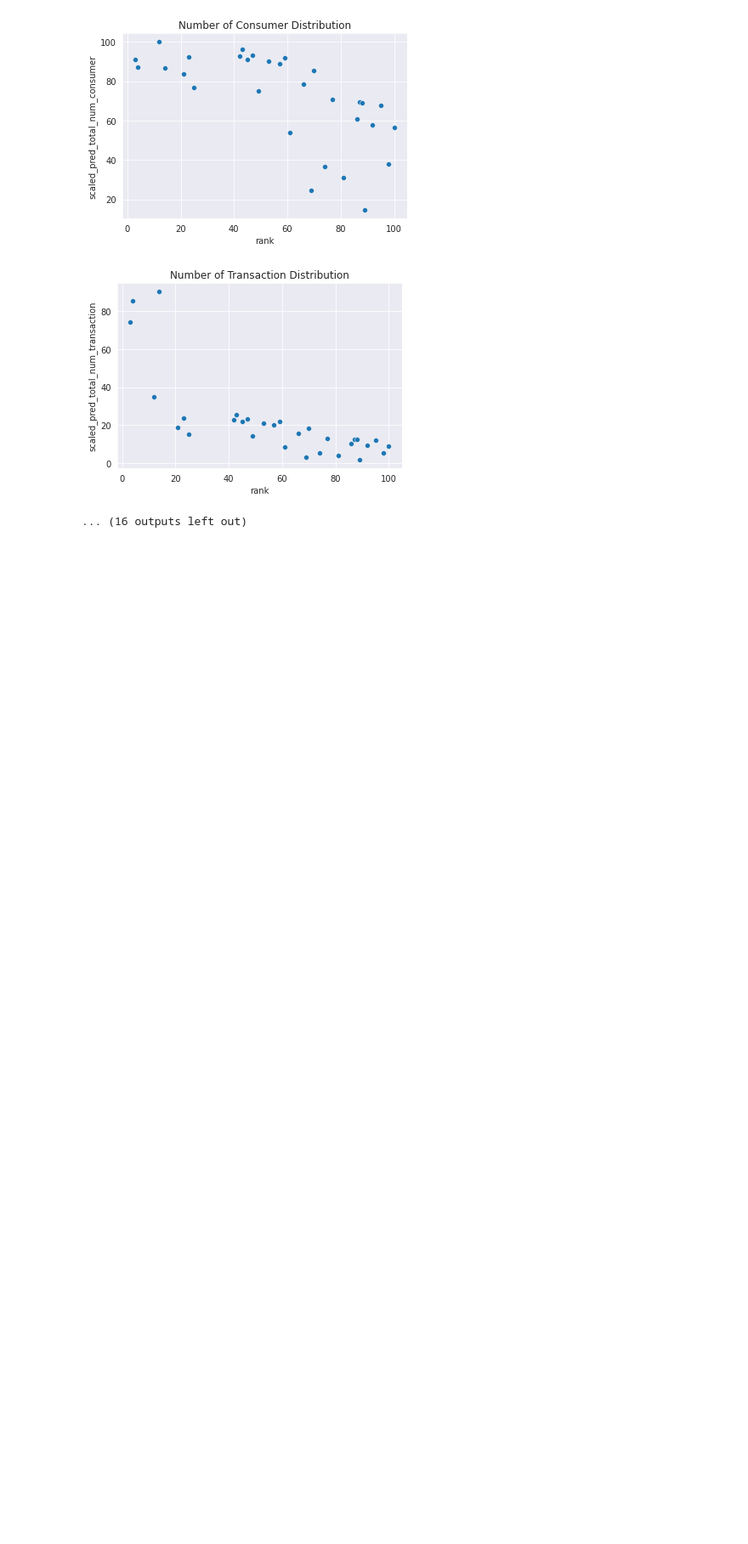
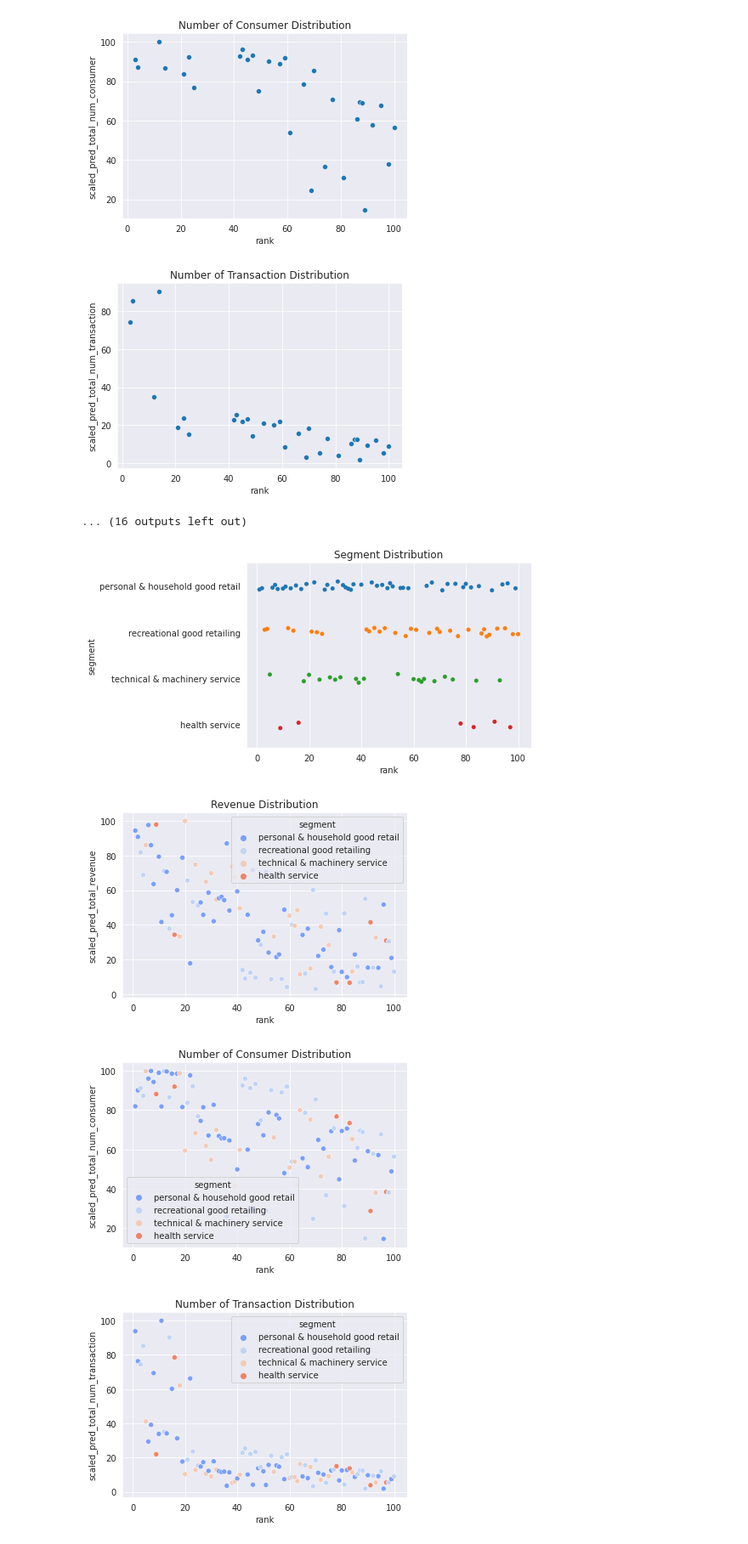
Before and after one commit to MAST30034-Applied-Data-Science/generic-buy-now-pay-later-project-group-14, a Jupyter notebook: notebooks/Ranking Analysis.ipynb, the cells around one changed output. Shown at 85% size. Drawn from its saved outputs; the diff is of its cells as text; code cells hidden in the pictures; blank space fills up the shorter version.

```diff
--- a/notebooks/Ranking Analysis.ipynb
+++ b/notebooks/Ranking Analysis.ipynb
@@ -179,3 +179,33 @@ Analysis Plots for recreational good retailing
 [figure]
 [figure]
 ... (16 outputs left out)
+# %%
+sbs.set_style('darkgrid')
+sbs.stripplot(x = 'rank', y = 'segment', data = rank)
+plt.title("Segment Distribution")
+plt.show()
+
+sbs.scatterplot(x = rank['rank'], y = rank['scaled_pred_total_revenue'], palette='coolwarm', hue = rank['segment'])
+plt.title("Revenue Distribution")
+plt.show()
+
+sbs.scatterplot(x = rank['rank'], y = rank['scaled_pred_total_num_consumer'], palette='coolwarm', hue = rank['segment'])
+plt.title("Number of Consumer Distribution")
+plt.show()
+
+sbs.scatterplot(x = rank['rank'], y = rank['scaled_pred_total_num_transaction'], palette='coolwarm', hue = rank['segment'])
+plt.title("Number of Transaction Distribution")
+plt.show()
+
+sbs.scatterplot(x = rank['rank'], y = rank['revenue_level'], palette='coolwarm', hue = rank['segment'])
+plt.title("Revenue Level Distribution")
+plt.show()
+
+sbs.scatterplot(x = rank['rank'], y = rank['take_rate'], palette='coolwarm', hue = rank['segment'])
+plt.title("Take Rate Distribution")
+plt.show()
+# %% [output]
+[figure, added]
+[figure, added]
+[figure, added]
+[figure, added]
```
Also changed, not shown: parts of 6 cells of this notebook, 2 other files.
